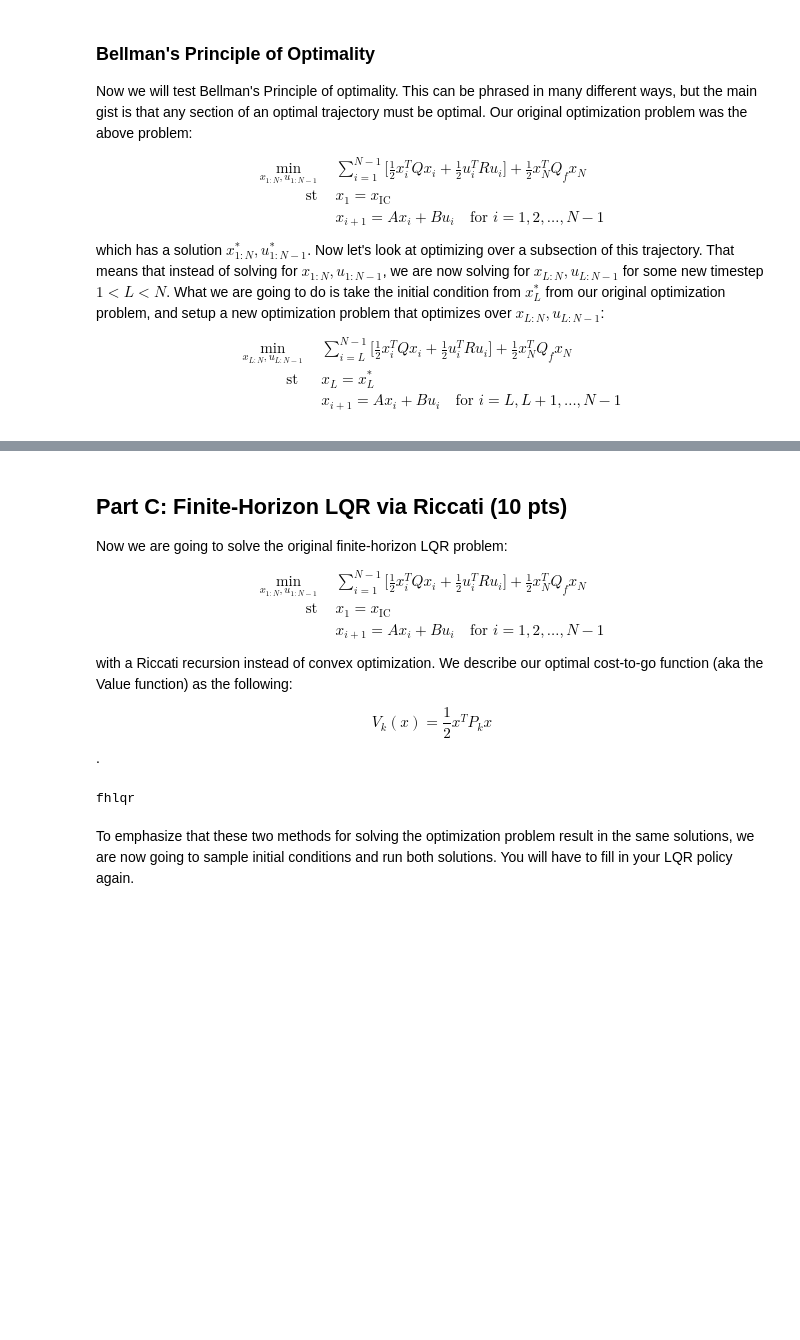
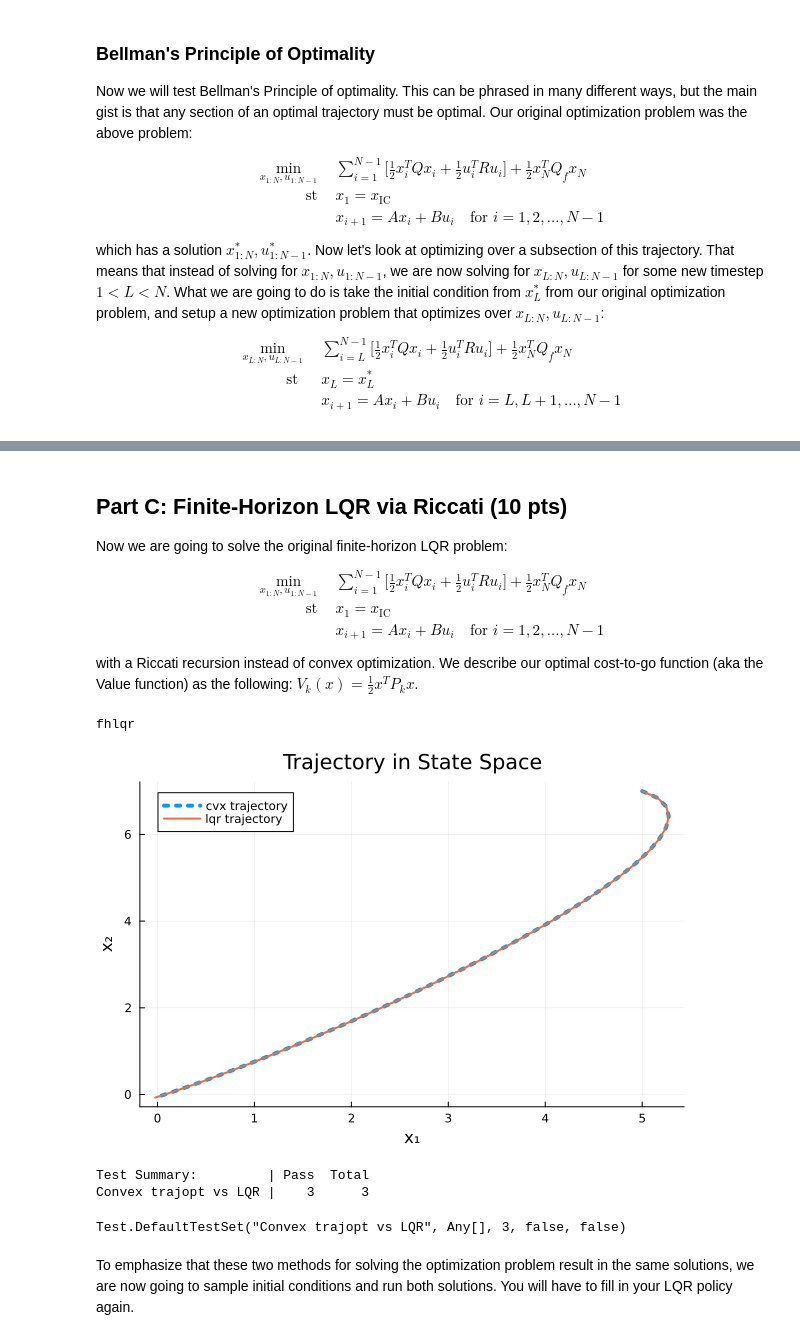
Before and after one commit to Guo-lab/16745-Optimal-Control-and-RL, a Jupyter notebook: HW2_S24-main/Q1.ipynb, the cells around one changed output, grey strips where cells are left out. Cells and saved outputs as stored; diff of their text form; code cells hidden in the pictures; blank space fills up the shorter version.

```diff
--- a/HW2_S24-main/Q1.ipynb
+++ b/HW2_S24-main/Q1.ipynb
@@ -294,9 +314,7 @@ $$ \begin{align} \min_{x_{1:N},u_{1:N-1}} \quad & \sum_{i=1}^{N-1} \bigg[ \frac{
  \text{st} \quad & x_1 = x_{\text{IC}} \\
  & x_{i+1} = A x_i + Bu_i \quad \text{for } i = 1,2,\ldots,N-1
  \end{align}$$
- with a Riccati recursion instead of convex optimization. We describe our optimal cost-to-go function (aka the Value function) as the following:
-
- $$V_k(x) = \frac{1}{2}x^TP_kx$$.
+ with a Riccati recursion instead of convex optimization. We describe our optimal cost-to-go function (aka the Value function) as the following: $V_k(x) = \frac{1}{2} x^T P_k x $.
 # %%
 """
 use the Riccati recursion to calculate the cost to go quadratic matrix P and
@@ -325,10 +343,17 @@ function fhlqr(A::Matrix, # A matrix
 	# initialize S[N] with Qf
 	P[N] = deepcopy(Qf)
 
-	# Riccati
-	for k ∈ NaN:NaN
+	# Riccati recursion in reverse order
+	for k in (N-1):-1:1
+		"""
+		@ref: [Riccati](https://www.youtube.com/watch?v=ZktL3YjTbB4)
+		@ref: https://en.wikipedia.org/wiki/Linear-quadratic_regulator#Finite-horizon,_discrete-time
+		Kₖ = (R + Bᵀ Pₖ₊₁ B)⁻¹ (Bᵀ Pₖ₊₁ A)
+		Pₖ = Q + Aᵀ Pₖ₊₁ A - (Aᵀ Pₖ₊₁ B) (R + Bᵀ Pₖ₊₁ B)⁻¹ (Bᵀ Pₖ₊₁ A)
+		"""
 		# TODO
-
+		K[k] = (R + B' * P[k+1] * B) \ (B' * P[k+1] * A)
+		P[k] = Q + A' * P[k+1] * A - (A' * P[k+1] * B) * K[k]
 	end
 
 	return P, K
@@ -358,33 +383,41 @@ fhlqr
 	Xsim_cvx[1] = 1 * x0
 	Xsim_lqr = [zeros(nx) for i ∈ 1:N]
 	Xsim_lqr[1] = 1 * x0
 	for i ∈ 1:N-1
 		# simulate cvx control
 		Xsim_cvx[i+1] = A * Xsim_cvx[i] + B * Ucvx[i]
 
 		# TODO: use your FHLQR control gains K to calculate u_lqr
 		# simulate lqr control
 		u_lqr = zeros(2)
+		if i < N
+			u_lqr = -K[i] * Xsim_lqr[i]
+		end
 		Xsim_lqr[i+1] = A * Xsim_lqr[i] + B * u_lqr
 	end
 
 
 	@test isapprox(Xsim_lqr[end], [-0.02286201, -0.0714058, -0.21259, -0.154030], rtol = 1e-3)
 	@test 1e-13 < norm(Xsim_lqr[end] - Xsim_cvx[end]) < 1e-3
 	@test 1e-13 < maximum(norm.(Xsim_lqr - Xsim_cvx)) < 1e-3
 
 
 	# ------------------------plotting--------------------------
 	X1m = mat_from_vec(Xsim_cvx)
 	X2m = mat_from_vec(Xsim_lqr)
 	# plot trajectory in x1 x2 space
 	plot(X1m[1, :], X1m[2, :], label = "cvx trajectory", lw = 4, ls = :dot)
 	display(plot!(X2m[1, :], X2m[2, :],
 		title = "Trajectory in State Space",
 		ylabel = "x₂", xlabel = "x₁", lw = 2, label = "lqr trajectory"))
 	# ------------------------plotting--------------------------
 
 end
+# %% [output]
+[figure, added]
+Test Summary:         | Pass  Total
+Convex trajopt vs LQR |    3      3
+Test.DefaultTestSet("Convex trajopt vs LQR", Any[], 3, false, false)
 # %% [markdown]
 To emphasize that these two methods for solving the optimization problem result in the same solutions, we are now going to sample initial conditions and run both solutions. You will have to fill in your LQR policy again.
 # %%
```
Also changed, not shown: parts of 13 cells of this notebook.
